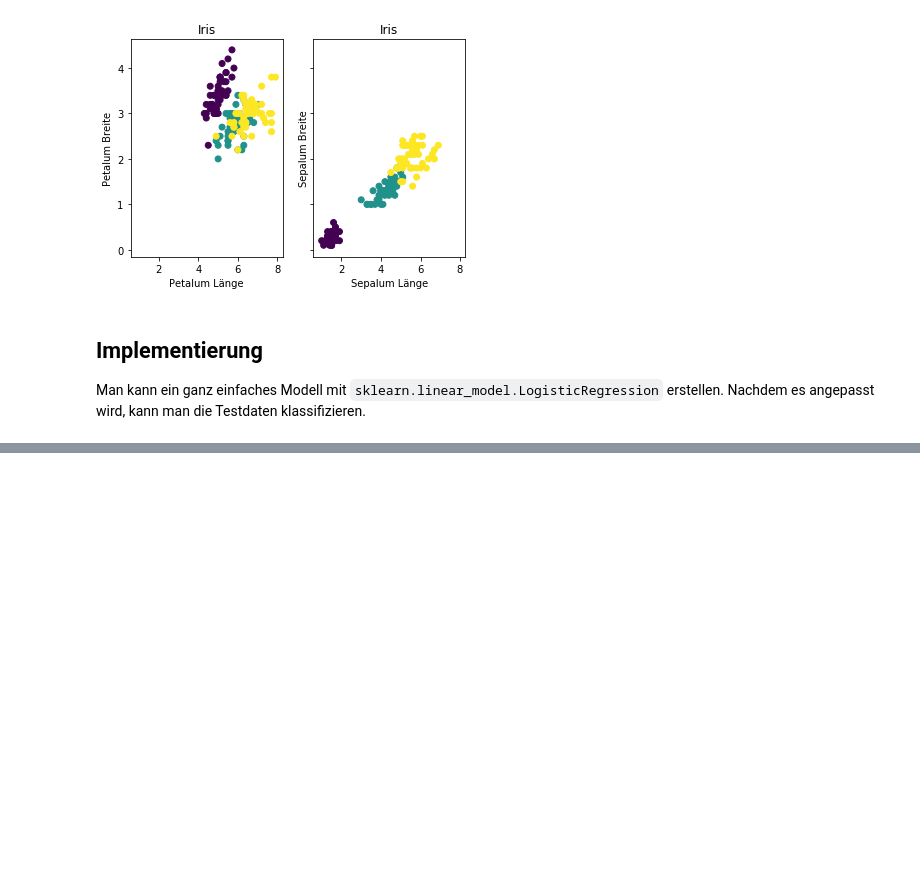
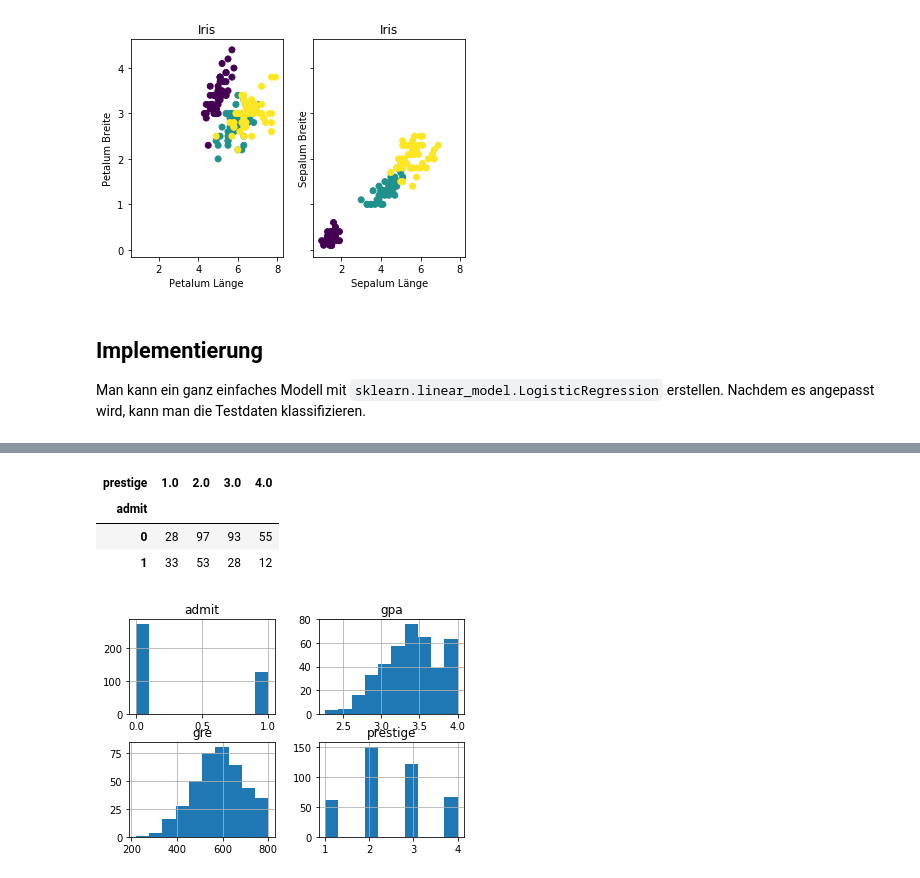
Before and after one commit to emomicrowave/machine-learning-tutorials, a Jupyter notebook: 04-logistic_regression/tutorial.ipynb, the cells around one changed output, grey strips where cells are left out. Saved outputs shown, nothing was run; the diff lists cells and outputs as text; code cells hidden in the pictures; blank space fills up the shorter version.

```diff
--- a/04-logistic_regression/tutorial.ipynb
+++ b/04-logistic_regression/tutorial.ipynb
@@ -106,0 +104,5 @@ Die einfachste Form dieses Modells ist die binäre logistische Regression. Das h
+# %%
+import pandas as pd
+
+df = pd.read_csv("https://github.com/ga-students/sf-dat-21/raw/master/unit-projects/dataset/admissions.csv")
+df.head()
@@ -106,0 +140,12 @@ Die einfachste Form dieses Modells ist die binäre logistische Regression. Das h
+# %%
+pd.crosstab(df['admit'], df['prestige'], rownames=['admit'])
+# %% [output]
+| prestige | 1.0 | 2.0 | 3.0 | 4.0 |
+| admit |  |  |  |  |
+| 0 | 28 | 97 | 93 | 55 |
+| 1 | 33 | 53 | 28 | 12 |
+# %%
+df.hist()
+plt.show()
+# %% [output]
+[figure, added]
```
Also changed, not shown: parts of 8 cells of this notebook.
